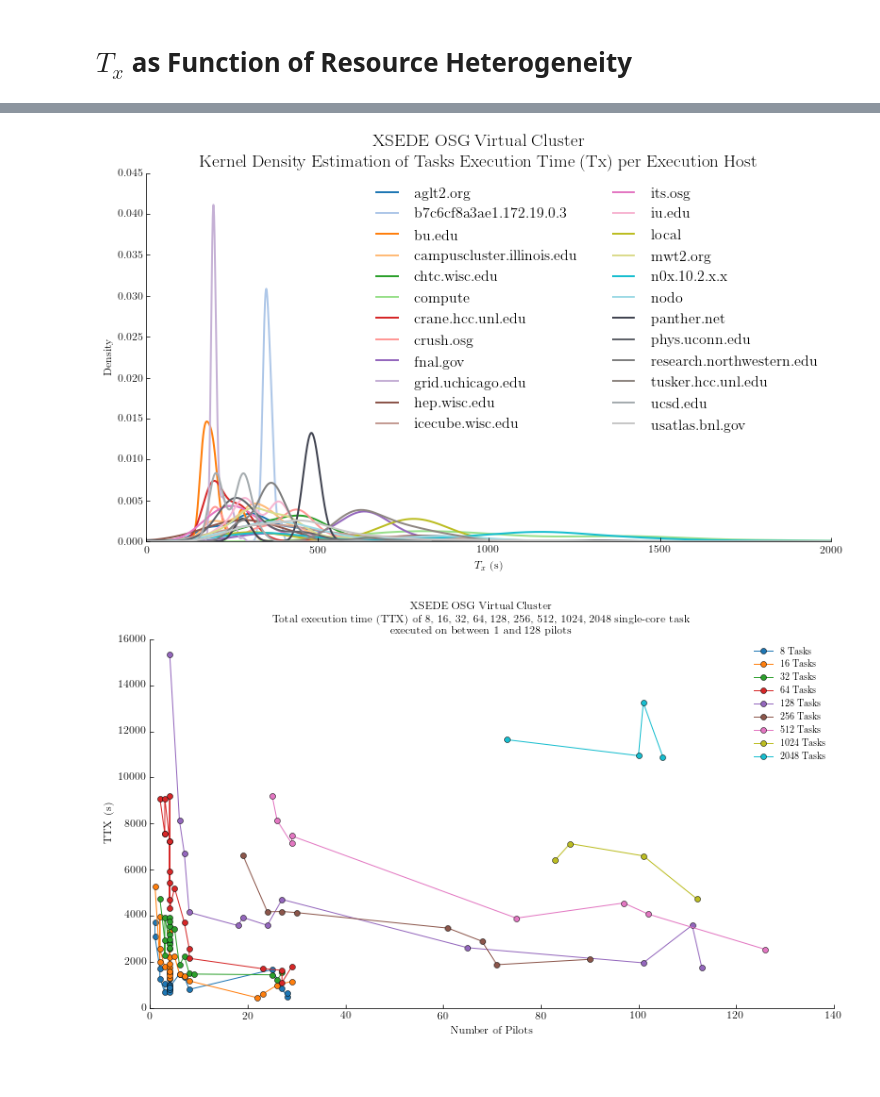
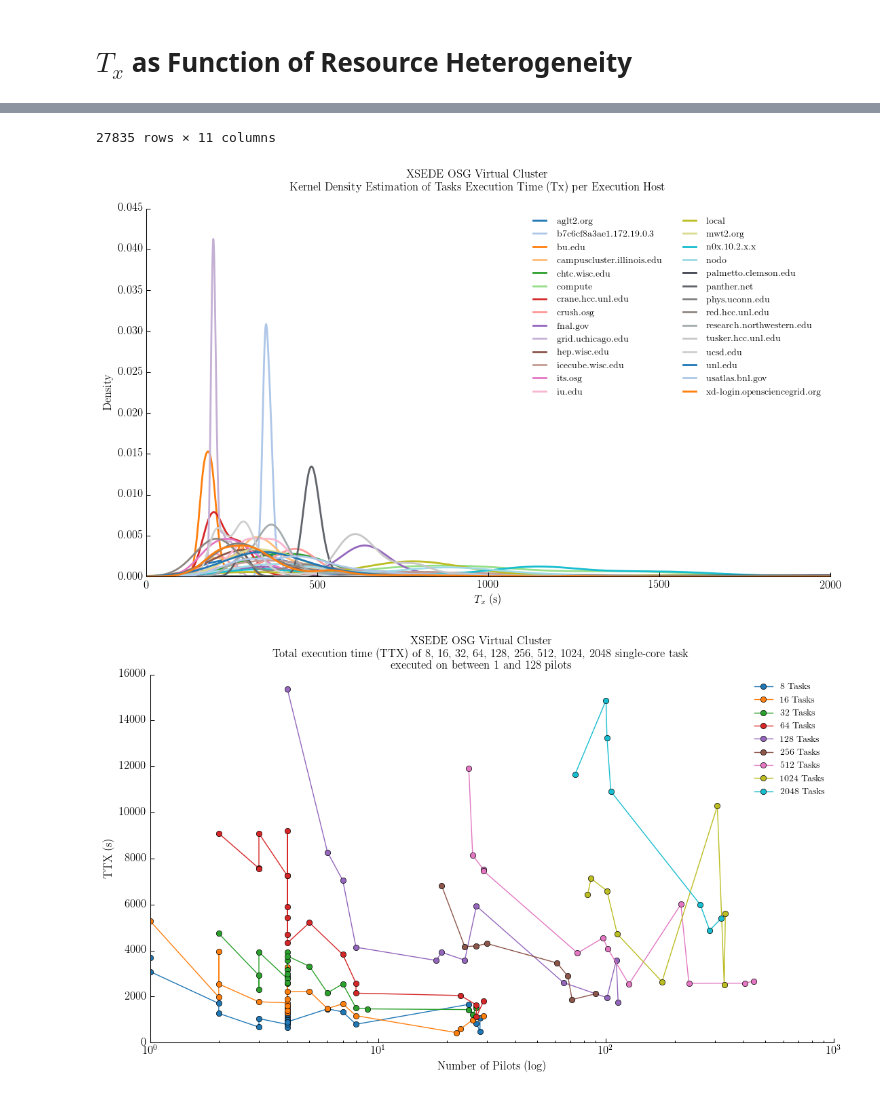
Before and after one commit to yuhonghong7035/radical.analytics, a Jupyter notebook: use_cases/rp_on_osg/analysis_exp1-6.ipynb, the cells around one changed output, grey strips where cells are left out. Saved outputs shown, nothing was run; the diff lists cells and outputs as text; code cells hidden in the pictures; blank space fills up the shorter version.

```diff
--- a/use_cases/rp_on_osg/analysis_exp1-6.ipynb
+++ b/use_cases/rp_on_osg/analysis_exp1-6.ipynb
@@ -26,6 +26,7 @@ from IPython.display import display
 from scipy.stats import linregress
 
 pd.set_option('expand_frame_repr', False)
+pd.set_option('display.max_rows', 50)
 # %%
 # Global configurations
 # ---------------------
@@ -411,36 +511,39 @@ fig, ax = fig_setup()
 # mpl.rcParams['font.family'] = 'sans-serif'
 # mpl.rcParams['font.serif']  = ['Helvetica']
 
-mpl.rcParams['legend.frameon']  = False
-mpl.rcParams['patch.linewidth'] = 0.75
-mpl.rcParams['axes.linewidth']  = 0.75
+# mpl.rcParams['legend.frameon']  = False
+# mpl.rcParams['patch.linewidth'] = 0.75
+# mpl.rcParams['axes.linewidth']  = 0.75
 
-SIZE = 20
-plt.rc('font', size=SIZE)  # controls default text sizes
-plt.rc('axes', titlesize=SIZE)  # fontsize of the axes title
-plt.rc('axes', labelsize=SIZE)  # fontsize of the x any y labels
-plt.rc('xtick', labelsize=SIZE)  # fontsize of the tick labels
-plt.rc('ytick', labelsize=SIZE)  # fontsize of the tick labels
-plt.rc('legend', fontsize=16)  # legend fontsize
-plt.rc('figure', titlesize=SIZE)  # # size of the figure title
+# SIZE = 20
+# plt.rc('font', size=SIZE)  # controls default text sizes
+# plt.rc('axes', titlesize=SIZE)  # fontsize of the axes title
+# plt.rc('axes', labelsize=SIZE)  # fontsize of the x any y labels
+# plt.rc('xtick', labelsize=SIZE)  # fontsize of the tick labels
+# plt.rc('ytick', labelsize=SIZE)  # fontsize of the tick labels
+# plt.rc('legend', fontsize=16)  # legend fontsize
+# plt.rc('figure', titlesize=SIZE)  # # size of the figure title
 
 # fig = plt.figure(figsize=(10,8))
 # ax = fig.add_subplot(111)
 
 title='XSEDE OSG Virtual Cluster\nKernel Density Estimation of Tasks Execution Time (Tx) per Execution Host'
-fig.suptitle(title, fontsize=19)
+fig.suptitle(title)
 
 curves = {}
 hosts = units['hid'].dropna().unique()
 
+minni = units.loc[units['U_AGENT_EXECUTING'].notnull()]
+display(minni)
+
 for host in hosts:
-    curves[host] = units[units['hid'] == host]['U_AGENT_EXECUTING'].dropna().reset_index(drop=True)
+    curves[host] = minni.loc[units['hid'] == host]['U_AGENT_EXECUTING'].dropna().reset_index(drop=True)
 
 curves = dict((k.lower(), v) for k,v in curves.iteritems())
 
 utxh = pd.DataFrame(curves)
 
-utxh.plot.density(ax=ax, sort_columns=True, color=tableau20, linewidth=2)#, figsize=(15, 13), title=title) # subplots=True, layout=(4,4), sharey=True, sharex=True,
+utxh..plot.density(ax=ax, sort_columns=True, color=tableau20, linewidth=2)#, figsize=(15, 13), title=title) # subplots=True, layout=(4,4), sharey=True, sharex=True,
 # plt.axvline(units['UNIT_AGENT_EXECUTING'].min(), color='r', linestyle='dashed', linewidth=1)
 # plt.axvline(units['UNIT_AGENT_EXECUTING'].mean(), color='r', linestyle='dashed', linewidth=1)
 # plt.axvline(units['UNIT_AGENT_EXECUTING'].max(), color='r', linestyle='dashed', linewidth=1)
@@ -454 +574,2 @@ plt.savefig('figures/osg_tx_hosts_frequency.pdf', dpi=600, bbox_inches='tight')
+27835 rows × 11 columns
-[figure, old version]
+[figure, new version]
@@ -460,20 +584,24 @@ s = sessions.rename(columns={'npilot_active':'npilotactive'})
 
 colors=[tableau20[0], tableau20[2],  tableau20[4],  tableau20[6],
         tableau20[8], tableau20[10], tableau20[12], tableau20[14],
-        tableau20[16], tableau20[18]]
+        tableau20[16], tableau20[18], tableau20[20], tableau20[1],
+        tableau20[3], tableau20[5], tableau20[7], tableau20[9],
+        tableau20[11], tableau20[13], tableau20[15], tableau20[17],
+        tableau20[19]]
 
-for u in [8,16,32,64,128,256,512,1024,2048]:
-    unts = s[s['nunit']==u][['U_AGENT_EXECUTING', 'npilotactive']].sort_values('npilotactive').copy()
+for u in s['nunit_requested'].dropna().astype(int).sort_values().unique().tolist():
+    unts = s[s['nunit_requested']==u][['U_AGENT_EXECUTING', 'npilotactive']].dropna().sort_values('npilotactive').copy()
     ax.plot(unts.npilotactive, unts.U_AGENT_EXECUTING, marker='o', label='%s Tasks' % u, color=colors.pop(0))
 
 #ax.xaxis.set_major_locator(ticker.MultipleLocator(4))
+ax.set_xscale('log')
 ax.legend(numpoints=1)
-ax.set_xlabel('Number of Pilots')
+ax.set_xlabel('Number of Pilots (log)')
 ax.set_ylabel('TTX (s)')
 
 plt.savefig('figures/osg_ttx_active-pilots.pdf', dpi=600, bbox_inches='tight')
 # %% [output]
-[figure, old version]
+[figure, new version]
 # %%
 fig, ax = fig_setup()
 
```
Also changed, not shown: parts of 23 cells of this notebook, 11 other files.
